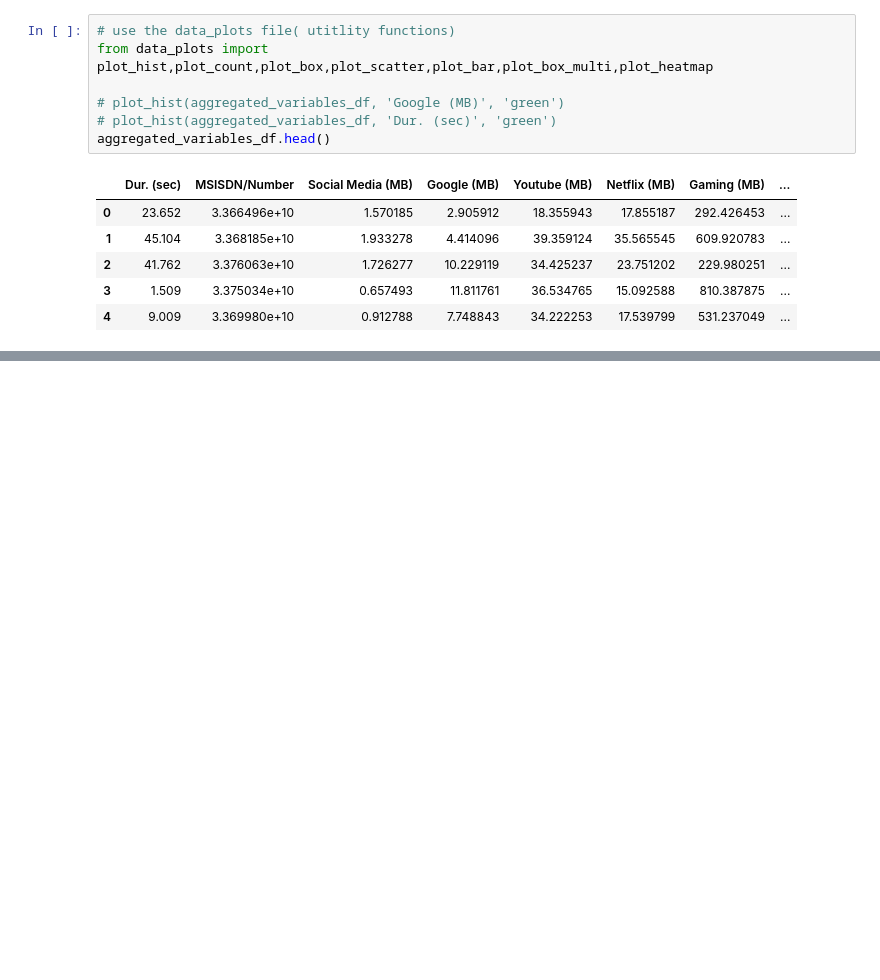
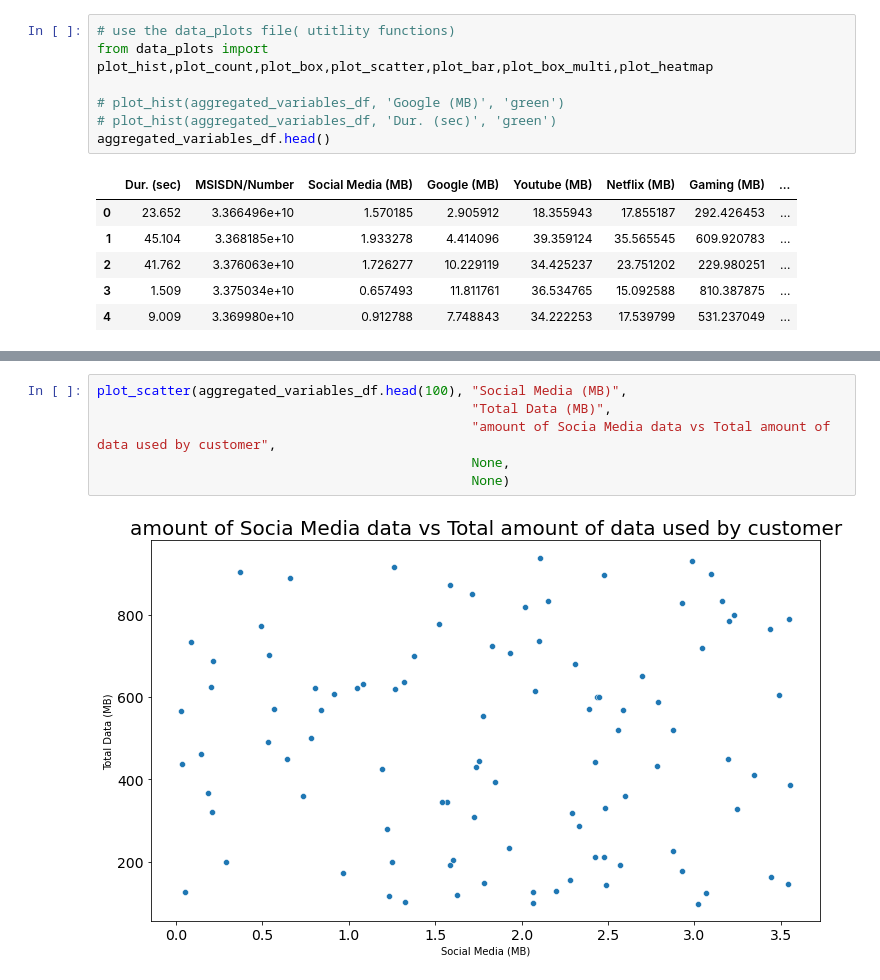
Before and after one commit to YohansSamuel/TeleCom-Data-Analysis, a Jupyter notebook: notebooks/Task-1-User_Overview_Analysis.ipynb, the cells around one changed output, grey strips where cells are left out. Cells and saved outputs as stored; diff of their text form; blank space fills up the shorter version.

```diff
--- a/notebooks/Task-1-User_Overview_Analysis.ipynb
+++ b/notebooks/Task-1-User_Overview_Analysis.ipynb
@@ -304,0 +330,8 @@ plot_hist(aggregated_variables_df, 'Other (MB)', 'purple')
+# %%
+plot_scatter(aggregated_variables_df.head(100), "Social Media (MB)",
+                                                "Total Data (MB)",
+                                                "amount of Socia Media data vs Total amount of data used by customer",
+                                                None,
+                                                None)
+# %% [output]
+[figure, added]
```
Also changed, not shown: parts of 17 cells of this notebook.
